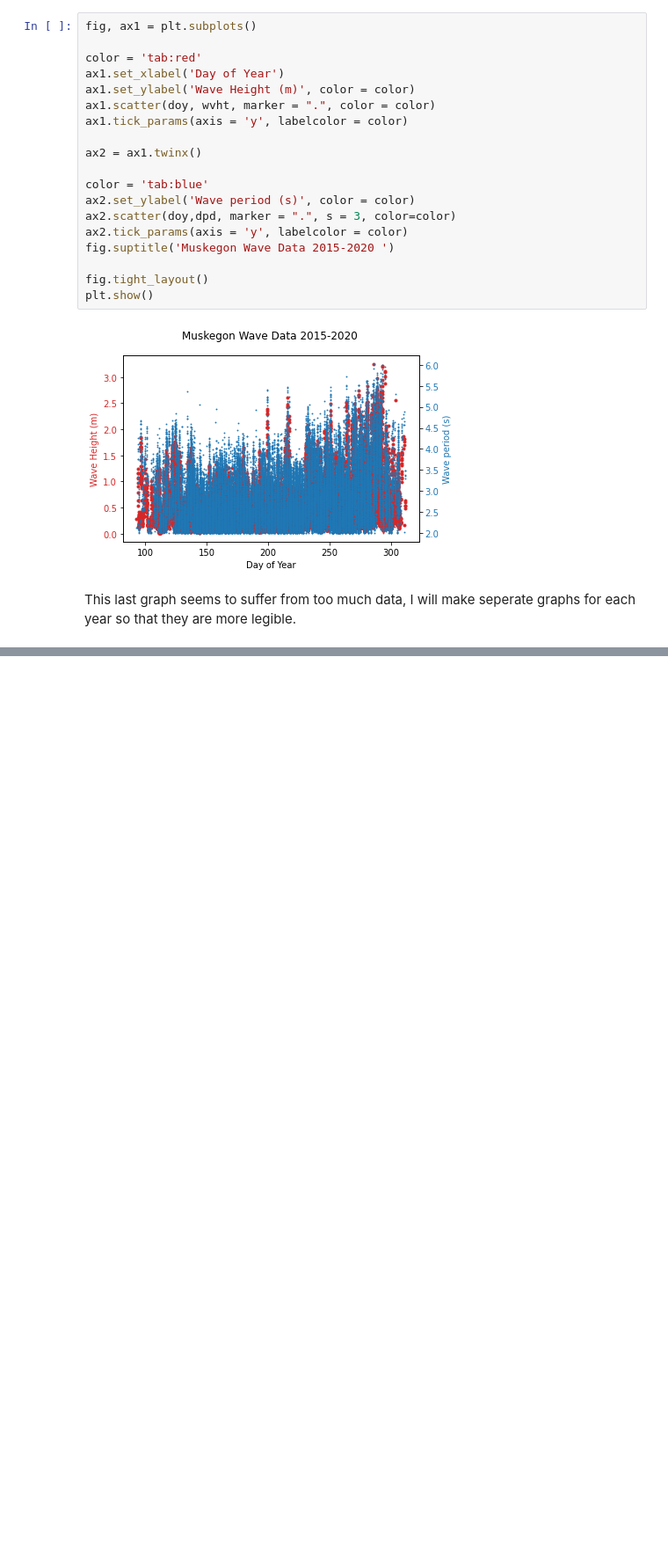
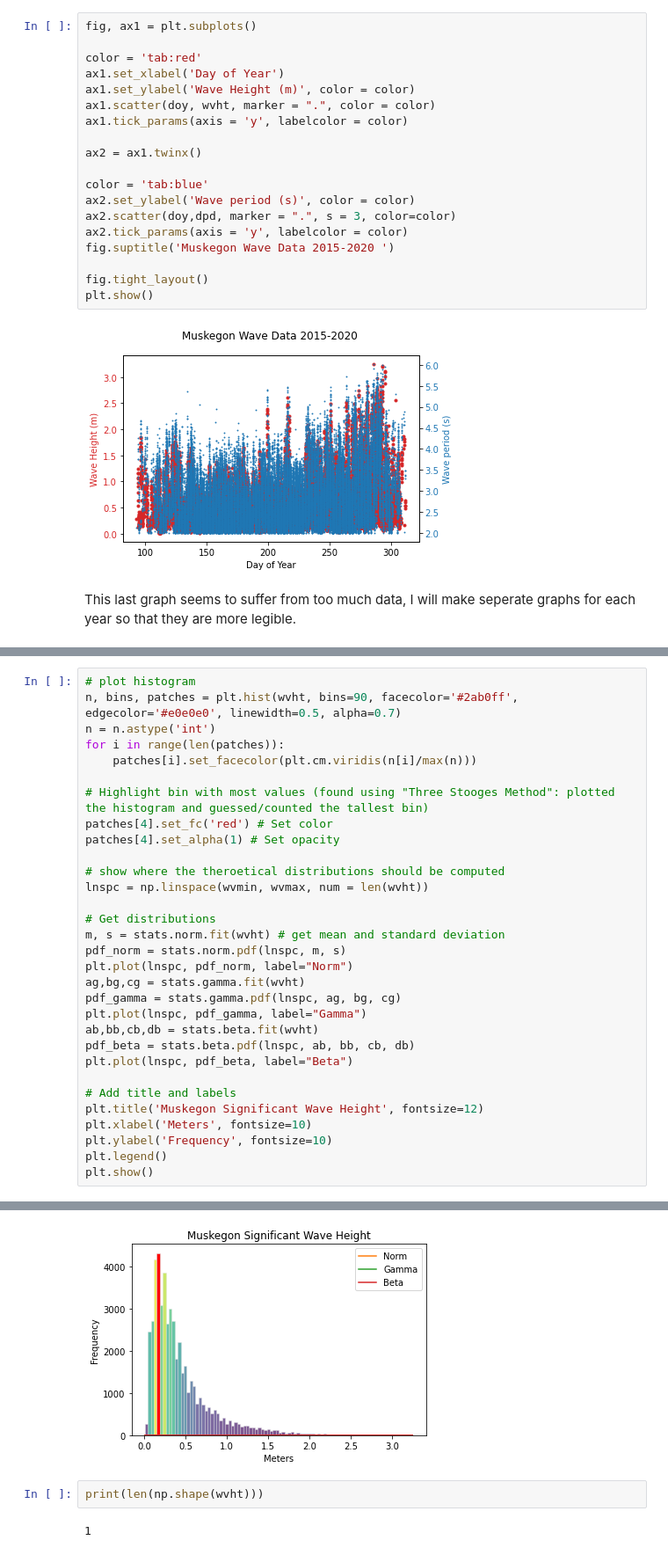
Before and after one commit to ncata/SSF, a Jupyter notebook: buoydata/Buoy_Statistics.ipynb, the cells around one changed output, grey strips where cells are left out. Shown at 88% size. Cells and saved outputs as stored; diff of their text form; blank space fills up the shorter version.

```diff
--- a/buoydata/Buoy_Statistics.ipynb
+++ b/buoydata/Buoy_Statistics.ipynb
@@ -425,0 +367,32 @@ plt.show()
+# %%
+# plot histogram
+n, bins, patches = plt.hist(wvht, bins=90, facecolor='#2ab0ff', edgecolor='#e0e0e0', linewidth=0.5, alpha=0.7)
+n = n.astype('int')
+for i in range(len(patches)):
+    patches[i].set_facecolor(plt.cm.viridis(n[i]/max(n)))
+
+# Highlight bin with most values (found using "Three Stooges Method": plotted the histogram and guessed/counted the tallest bin)
+patches[4].set_fc('red') # Set color
+patches[4].set_alpha(1) # Set opacity
+
+# show where the theroetical distributions should be computed
+lnspc = np.linspace(wvmin, wvmax, num = len(wvht))
+
+# Get distributions
+m, s = stats.norm.fit(wvht) # get mean and standard deviation
+pdf_norm = stats.norm.pdf(lnspc, m, s)
+plt.plot(lnspc, pdf_norm, label="Norm")
+ag,bg,cg = stats.gamma.fit(wvht)
+pdf_gamma = stats.gamma.pdf(lnspc, ag, bg, cg)
+plt.plot(lnspc, pdf_gamma, label="Gamma")
+ab,bb,cb,db = stats.beta.fit(wvht)
+pdf_beta = stats.beta.pdf(lnspc, ab, bb, cb, db)
+plt.plot(lnspc, pdf_beta, label="Beta")
+
+# Add title and labels
+plt.title('Muskegon Significant Wave Height', fontsize=12)
+plt.xlabel('Meters', fontsize=10)
+plt.ylabel('Frequency', fontsize=10)
+plt.legend()
+plt.show()
+# %% [output]
@@ -425,0 +400,5 @@ plt.show()
+[figure, added]
+# %%
+print(len(np.shape(wvht)))
+# %% [output]
+1
```
Also changed, not shown: parts of 26 cells of this notebook.
